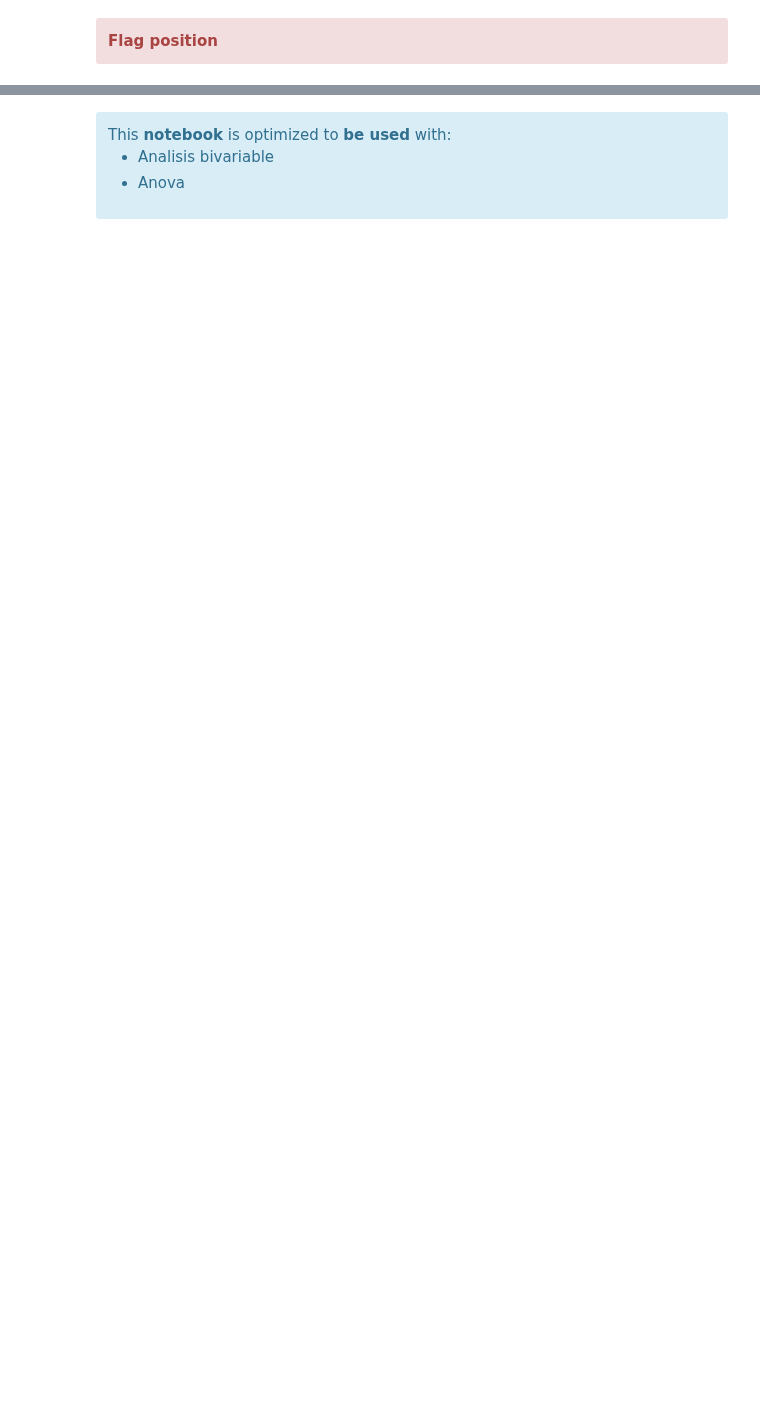
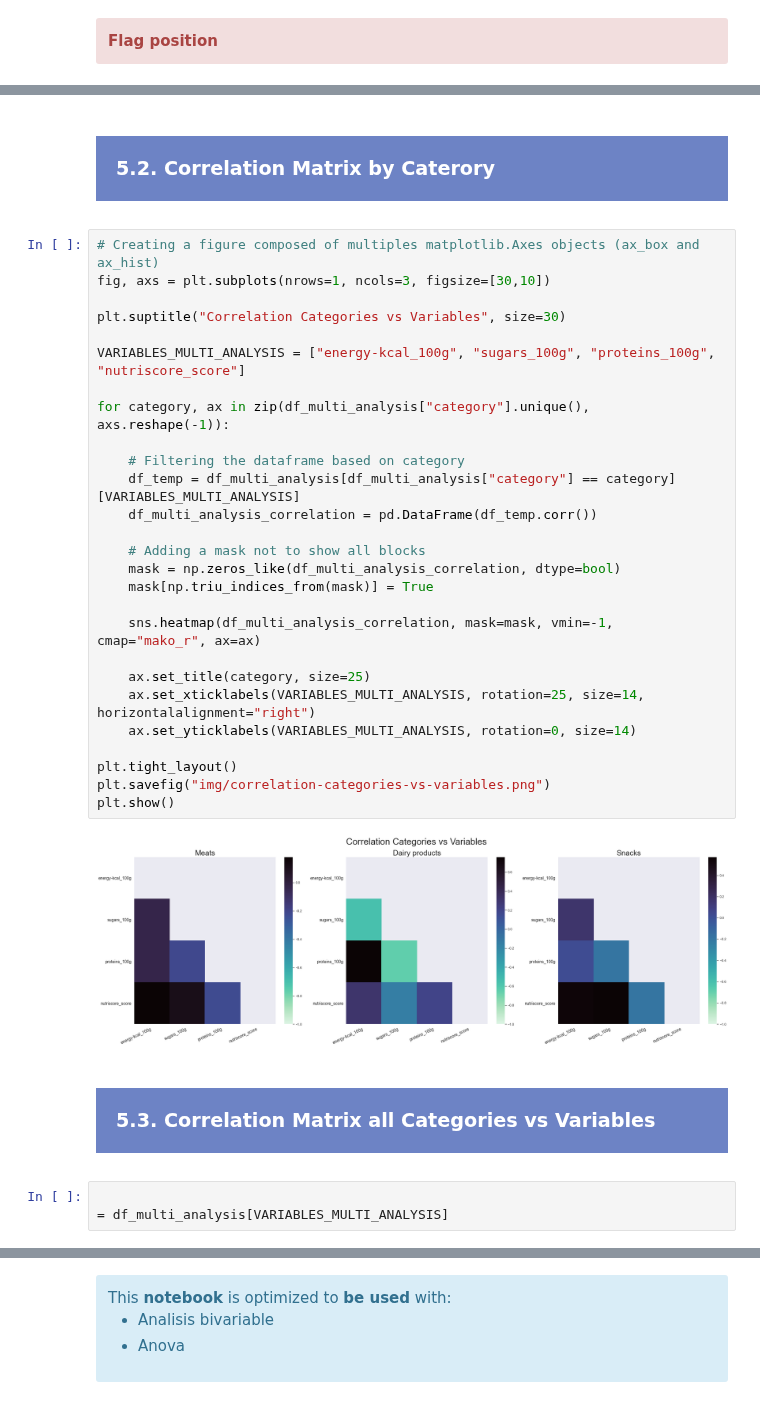
Before and after one commit to samirhinojosa/OC-P3-design-application-public-health, a Jupyter notebook: analysis_notebook.ipynb, the cells around one changed output, grey strips where cells are left out. Cells and saved outputs as stored; diff of their text form; blank space fills up the shorter version.

```diff
--- a/analysis_notebook.ipynb
+++ b/analysis_notebook.ipynb
@@ -514,0 +555,40 @@ np.cov(df_subset["energy-kcal_100g"],df_subset["proteins_100g"])
+# %% [markdown]
+<div style="background-color: #6D83C5;" >
+    <h3 style="margin: auto; padding: 20px; color:#fff; ">5.2. Correlation Matrix by Caterory</h3>
+</div>
+# %%
+# Creating a figure composed of multiples matplotlib.Axes objects (ax_box and ax_hist)
+fig, axs = plt.subplots(nrows=1, ncols=3, figsize=[30,10])
+
+plt.suptitle("Correlation Categories vs Variables", size=30)
+
+VARIABLES_MULTI_ANALYSIS = ["energy-kcal_100g", "sugars_100g", "proteins_100g", "nutriscore_score"]
+
+for category, ax in zip(df_multi_analysis["category"].unique(), axs.reshape(-1)):
+
+    # Filtering the dataframe based on category
+    df_temp = df_multi_analysis[df_multi_analysis["category"] == category][VARIABLES_MULTI_ANALYSIS]
+    df_multi_analysis_correlation = pd.DataFrame(df_temp.corr())
+
+    # Adding a mask not to show all blocks
+    mask = np.zeros_like(df_multi_analysis_correlation, dtype=bool)
+    mask[np.triu_indices_from(mask)] = True
+
+    sns.heatmap(df_multi_analysis_correlation, mask=mask, vmin=-1, cmap="mako_r", ax=ax)
+
+    ax.set_title(category, size=25)
+    ax.set_xticklabels(VARIABLES_MULTI_ANALYSIS, rotation=25, size=14, horizontalalignment="right")
+    ax.set_yticklabels(VARIABLES_MULTI_ANALYSIS, rotation=0, size=14)
+
+plt.tight_layout()
+plt.savefig("img/correlation-categories-vs-variables.png")
+plt.show()
+# %% [output]
+[figure, added]
+# %% [markdown]
+<div style="background-color: #6D83C5;" >
+    <h3 style="margin: auto; padding: 20px; color:#fff; ">5.3. Correlation Matrix all Categories vs Variables</h3>
+</div>
+# %%
+
+= df_multi_analysis[VARIABLES_MULTI_ANALYSIS]
```
Also changed, not shown: parts of 28 cells of this notebook, 12 other files.
